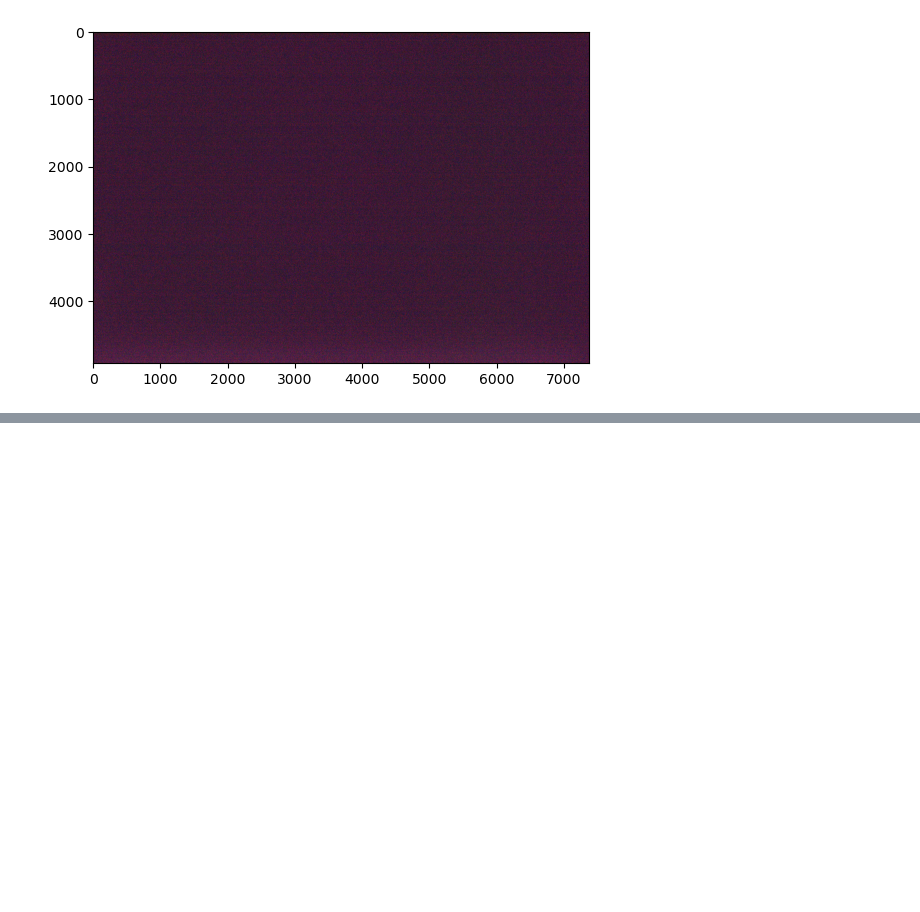
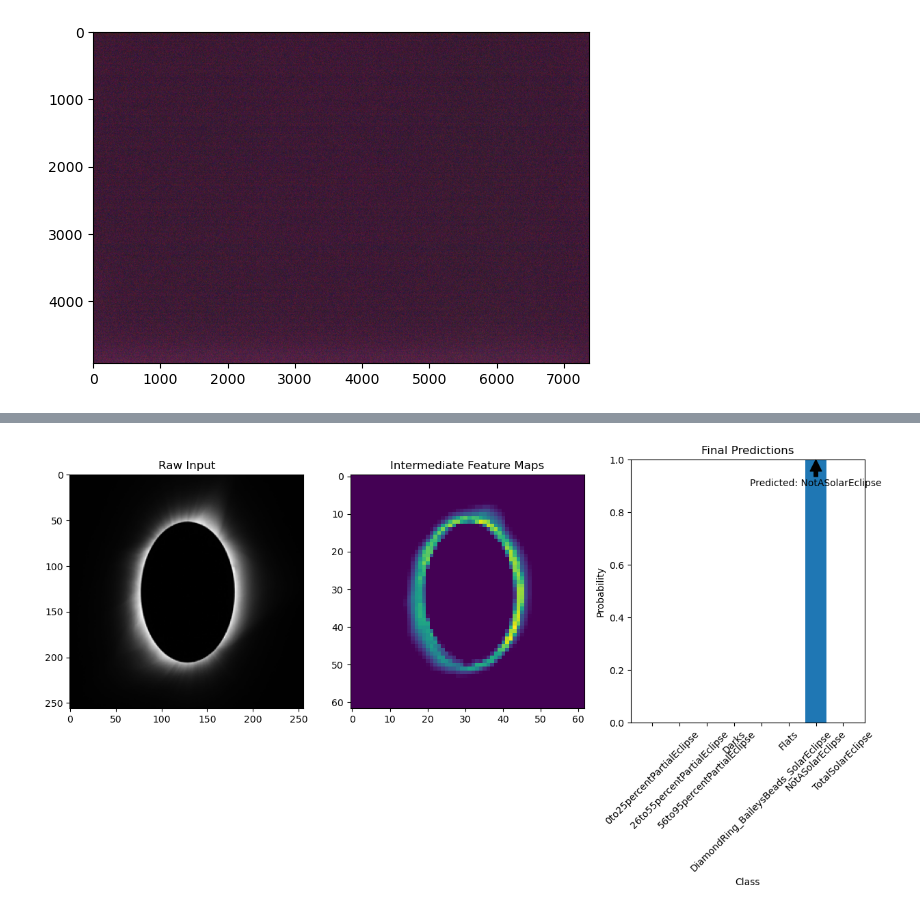
Before and after one commit to obinnakalu135/SolarCNN, a Jupyter notebook: CNN-Obinna.ipynb, the cells around one changed output, grey strips where cells are left out. Saved outputs shown, nothing was run; the diff lists cells and outputs as text; code cells hidden in the pictures; blank space fills up the shorter version.

```diff
--- a/CNN-Obinna.ipynb
+++ b/CNN-Obinna.ipynb
@@ -400,0 +486,35 @@ plt.show()
+# %%
+# Create a new model that outputs intermediate feature maps
+intermediate_layer_model = tf.keras.Model(inputs=model1.input, outputs=model1.layers[6].output)
+
+# Choose a random image from the test set
+image_index = np.random.randint(low=0, high=len(X_test_processed))
+chosen_image = X_test_processed[image_index]
+
+# Reshape the image to match the input shape of the model
+chosen_image_reshaped = chosen_image.reshape(1, 256, 256, 1)
+
+# Get intermediate feature maps and final predictions
+intermediate_feature_maps = intermediate_layer_model.predict(chosen_image_reshaped)
+final_predictions = model1.predict(chosen_image_reshaped)
+predicted_label = np.argmax(final_predictions)
+
+# Plot the raw input, intermediate feature maps, and final predictions
+fig, axs = plt.subplots(1, 3, figsize=(15, 5))
+axs[0].imshow(chosen_image.reshape(256, 256), cmap='gray')
+axs[0].set_title('Raw Input')
+
+axs[1].imshow(intermediate_feature_maps[0, :, :, 0], cmap='viridis')
+axs[1].set_title('Intermediate Feature Maps')
+
+axs[2].bar(range(8), final_predictions[0])
+axs[2].set_xticks(range(8))
+axs[2].set_xticklabels(label_encoder.classes_, rotation=45)
+axs[2].set_title('Final Predictions')
+axs[2].set_xlabel('Class')
+axs[2].set_ylabel('Probability')
+axs[2].set_ylim([0, 1])
+axs[2].annotate('Predicted: ' + label_encoder.inverse_transform([predicted_label])[0], xy=(predicted_label, final_predictions[0, predicted_label]), xytext=(predicted_label, final_predictions[0, predicted_label] - 0.1), ha='center', arrowprops=dict(facecolor='black'))
+
+plt.show()
+# %% [output]
@@ -400,0 +524 @@ plt.show()
+[figure, added]
```
Also changed, not shown: parts of 32 cells of this notebook.
